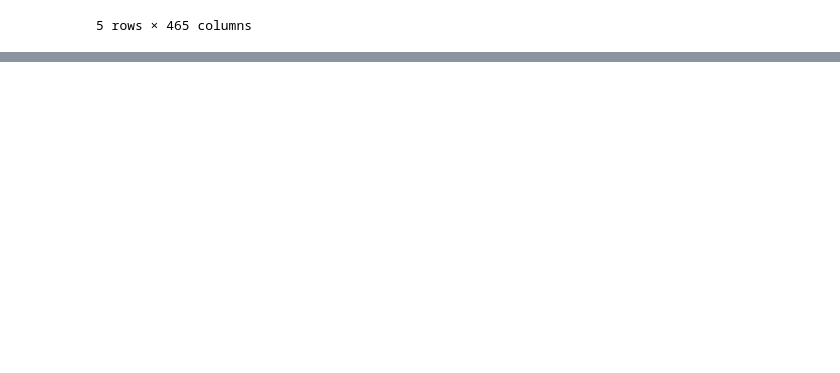
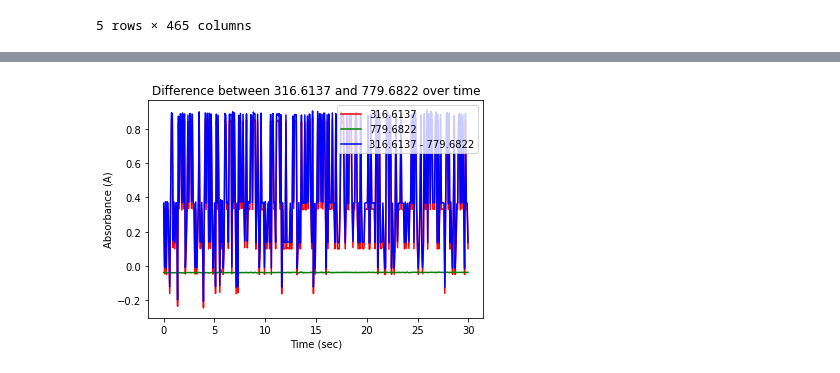
Before and after one commit to xMCTH/DSF, a Jupyter notebook: CodingTask1.ipynb, the cells around one changed output, grey strips where cells are left out. Cells and saved outputs as stored; diff of their text form; code cells hidden in the pictures; blank space fills up the shorter version.

```diff
--- a/CodingTask1.ipynb
+++ b/CodingTask1.ipynb
@@ -76,0 +136,19 @@ merching.head()
+# %%
+def plot_wavelength_diff_color(df, wavelength1, wavelength2):
+    col1 = df[str(wavelength1)]
+    col2 = df[str(wavelength2)]
+    diff = col1 - col2
+    fig, ax = plt.subplots()
+    ax.plot((df['Unnamed: 1'] - df['Unnamed: 1'].iloc[0]) /1000, col1, color='red')
+    ax.plot((df['Unnamed: 1'] - df['Unnamed: 1'].iloc[0]) /1000, col2, color='green')
+    ax.plot((df['Unnamed: 1'] - df['Unnamed: 1'].iloc[0]) /1000, diff, color='blue')
+    ax.set_xlabel('Time (sec)')
+    ax.set_ylabel(f'Absorbance (A)')
+    ax.set_title(f'Difference between {wavelength1} and {wavelength2} over time')
+    ax.legend([f'{wavelength1}', f'{wavelength2}', f'{wavelength1} - {wavelength2}'], loc='upper right')
+    plt.savefig('wavelength_diff_plot.png')
+    plt.show()
+# %%
+plot_wavelength_diff_color(df, 316.6137, 779.6822)
+# %% [output]
+[figure, added]
```
Also changed, not shown: parts of 12 cells of this notebook.
